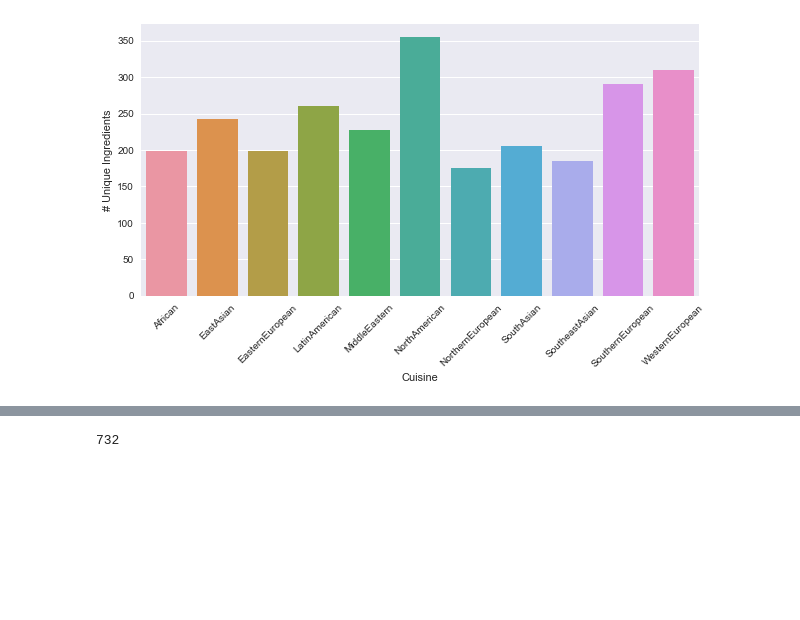
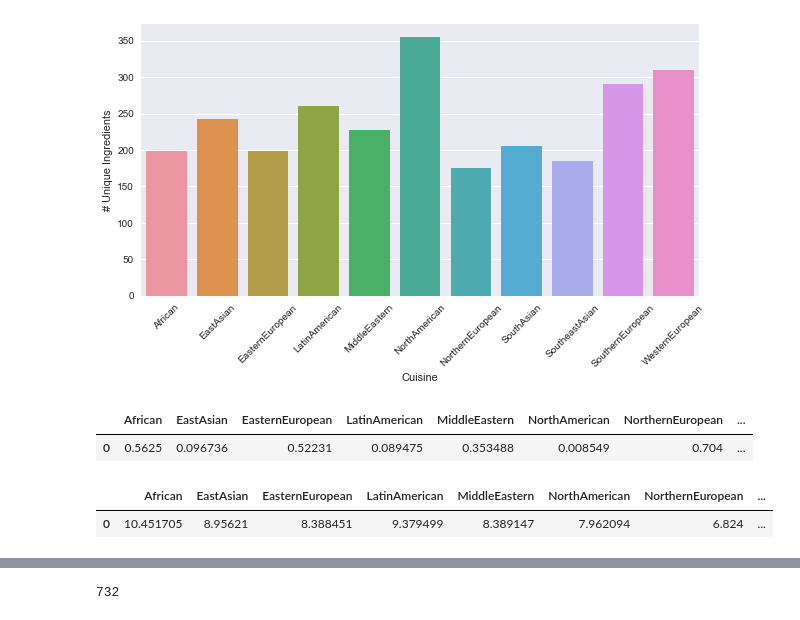
Before and after one commit to mccormd1/flavor-network, a Jupyter notebook: Levenshtein Recipe Distance.ipynb, the cells around one changed output, grey strips where cells are left out. Cells and saved outputs as stored; diff of their text form; code cells hidden in the pictures; blank space fills up the shorter version.

```diff
--- a/Levenshtein Recipe Distance.ipynb
+++ b/Levenshtein Recipe Distance.ipynb
@@ -244,3 +282,15 @@ ax.set(xlabel='Cuisine', ylabel='# Unique Ingredients')
 plt.show()
 # %% [output]
 [figure]
+# %%
+uniqueperrecipe=variety/list(country.values())
+uniqueperrecipe
+# %% [output]
+|  | African | EastAsian | EasternEuropean | LatinAmerican | MiddleEastern | NorthAmerican | NorthernEuropean | ... |
+| 0 | 0.5625 | 0.096736 | 0.52231 | 0.089475 | 0.353488 | 0.008549 | 0.704 | ... |
+# %%
+avgnumingredients=totalcuisineingredients/list(country.values())
+avgnumingredients
+# %% [output]
+|  | African | EastAsian | EasternEuropean | LatinAmerican | MiddleEastern | NorthAmerican | NorthernEuropean | ... |
+| 0 | 10.451705 | 8.95621 | 8.388451 | 9.379499 | 8.389147 | 7.962094 | 6.824 | ... |
```
Also changed, not shown: parts of 9 cells of this notebook, 2 other files.
